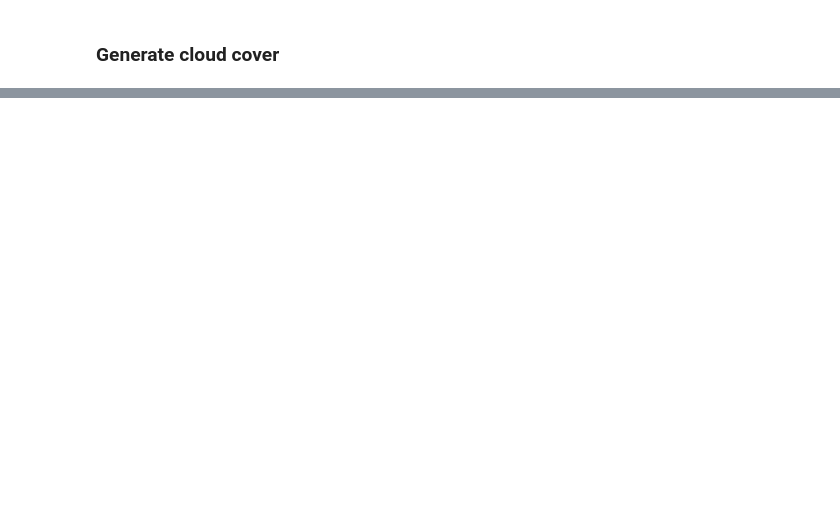
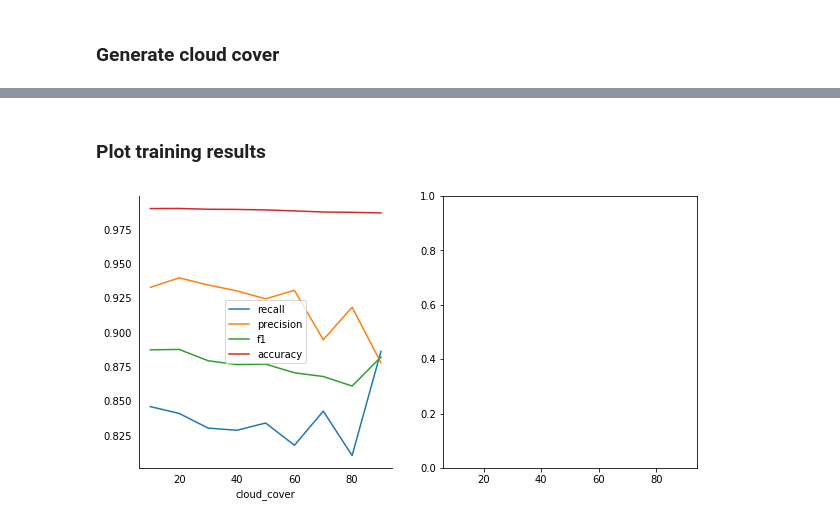
Before and after one commit to ianpdavies/cloudy_flood_prediction, a Jupyter notebook: notebooks/CNN_multi_train.ipynb, the cells around one changed output, grey strips where cells are left out. Saved outputs shown, nothing was run; the diff lists cells and outputs as text; code cells hidden in the pictures; blank space fills up the shorter version.

Commit message:
Added plotting function for validation metrics

```diff
--- a/notebooks/CNN_multi_train.ipynb
+++ b/notebooks/CNN_multi_train.ipynb
@@ -291,11 +412,18 @@ def CNNtrainer(data_vector, training_data, validation_data, data_mean, data_std,
 ### Running on multiple images
 # %%
 #===================================
-# Get list of images to train CNN on
+# Parameters
 
 import os
 
+# Directory with all data
 path = 'C:/Users/ipdavies/CPR/data/'
+
+# Directory with trained CNNs
+# model_path = path+'models/cnn_vary_clouds/'
+
+# Cloud cover %s to use
+pctls = [10,20,30,40,50,60,70,80,90]
 
 # Get list of all images
 img_list = []
@@ -305,6 +433,10 @@ for file in os.listdir(path+'images'):
 print(img_list)
 
 # Manually creating list of images
-img_list = ['4101_LC08_027038_20131103', '4101_LC08_027038_20131103_2', '4101_LC08_027039_20131103',
-           '4115_LC08_021033_20131227_1', '4115_LC08_021033_20131227_2']
+img_list = ['4101_LC08_027038_20131103_1', '4101_LC08_027038_20131103_2', '4101_LC08_027039_20131103_1',
+            '4115_LC08_021033_20131227_1', '4337_LC08_026038_20160325_1'] # missing '4115_LC08_021033_20131227_2'
+
+# Order in which features should be stacked to create stacked tif
+feat_list_new = ['aspect','curve', 'developed', 'GSW_distExtent', 'elevation', 'forest',
+'GSW_maxExtent', 'hand', 'other_landcover', 'planted', 'slope', 'spi', 'twi', 'wetlands', 'flooded']
 # %% [output]
@@ -319,0 +446,7 @@ ModuleNotFoundError: No module named 'cloud_generation'
+# %%
+%run cloud_generation.ipynb # Gets cloudGenerator function from the other ipynb
+
+for j, img in enumerate(img_list):
+    #  Stack all the flood imagery
+    tifStacker(path, img, feat_list_new, overwrite=False)
+    cloudGenerator(img, path, overwrite=True)
@@ -381,0 +545,25 @@ FileNotFoundError: [Errno 2] No such file or directory: 'C:/Users/ipdavies/CPR/d
+# %% [markdown]
+### Plot training results
+# %%
+columns = 2
+
+# Create list of axes
+fig, axes = plt.subplots(nrows = int(len(valMetricsList) / columns + 1), ncols = columns,
+                         sharex = True, figsize = (10,5), squeeze = False)
+
+axes_list = [item for sublist in axes for item in sublist]
+
+for i in range(len(valMetricsList)):
+    ax = axes_list.pop(0) # Pop each axis out then put data into it
+    valMetricsList[i].plot(ax = ax, x='cloud_cover', y=['recall', 'precision','f1','accuracy'])
+    ax.tick_params(
+        which='both',
+        bottom='off',
+        left='off',
+        right='off',
+        top='off'
+    )
+    ax.spines['top'].set_visible(False)
+    ax.spines['right'].set_visible(False)
+# %% [output]
+[figure, added]
```
Also changed, not shown: parts of 11 cells of this notebook.
